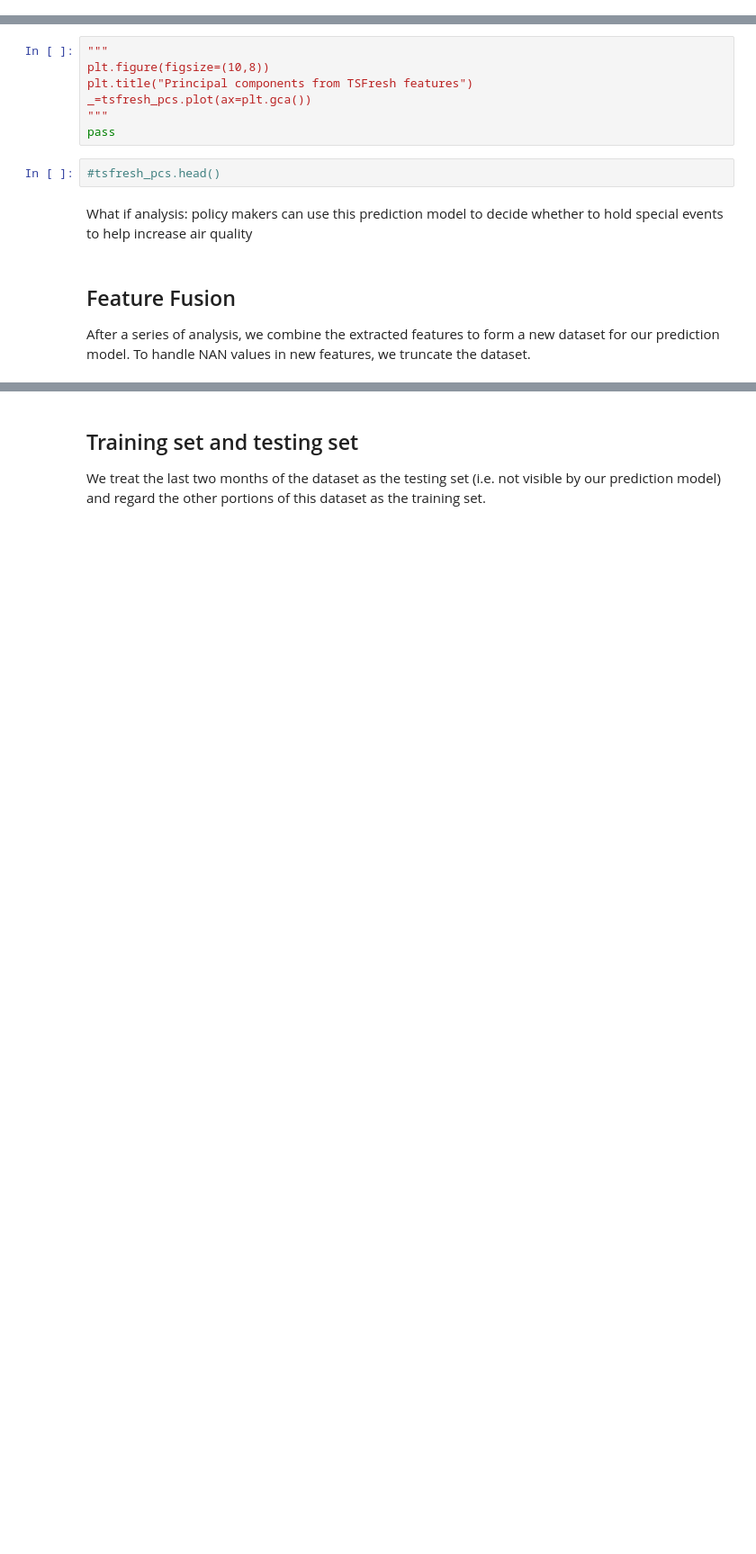
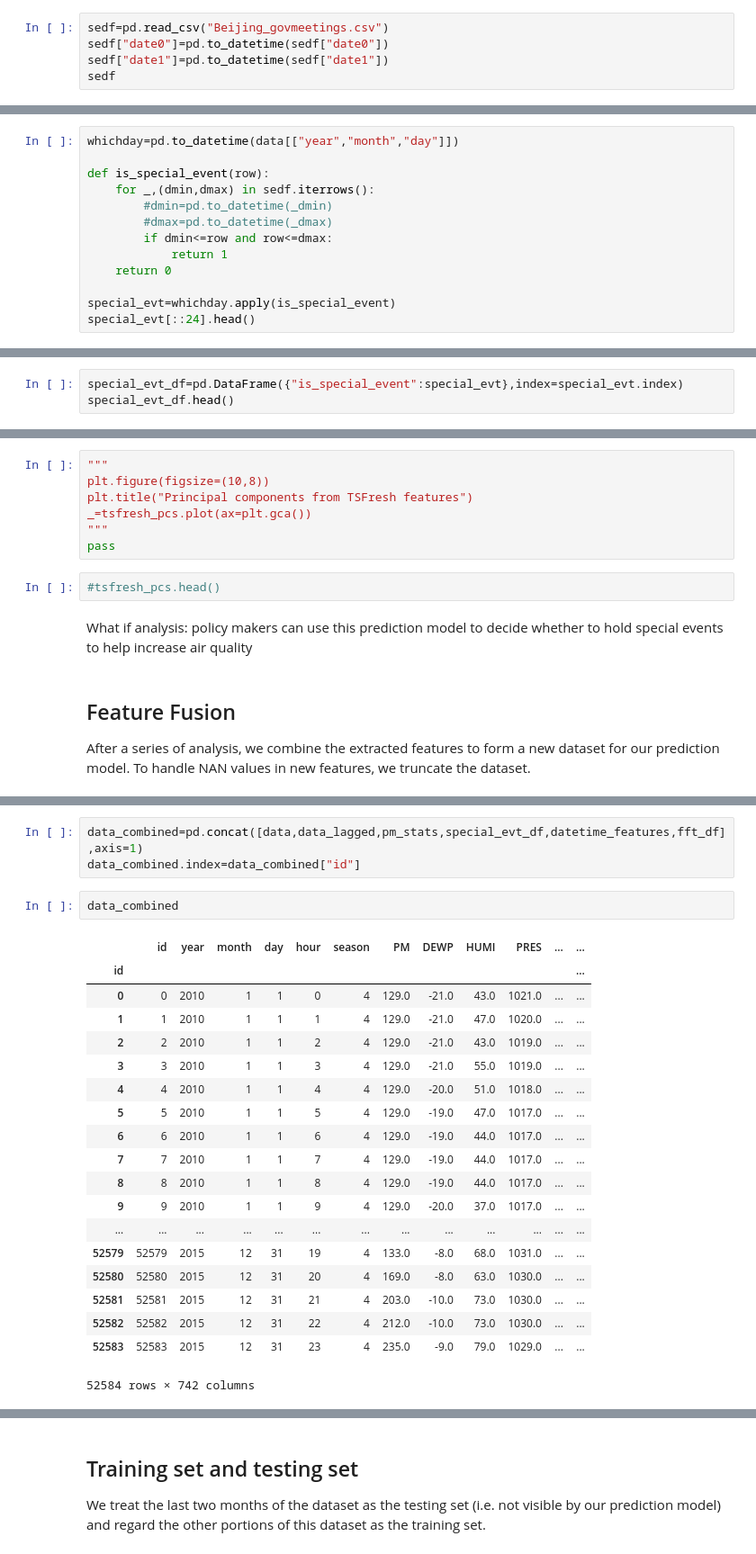
Before and after one commit to TravorLZH/pm25, a Jupyter notebook: pm25_features.ipynb, the cells around one changed output, grey strips where cells are left out. Shown at 90% size. Cells and saved outputs as stored; diff of their text form; blank space fills up the shorter version.

```diff
--- a/pm25_features.ipynb
+++ b/pm25_features.ipynb
@@ -194,0 +282,5 @@ datetime_features[::24].head()
+# %%
+sedf=pd.read_csv("Beijing_govmeetings.csv")
+sedf["date0"]=pd.to_datetime(sedf["date0"])
+sedf["date1"]=pd.to_datetime(sedf["date1"])
+sedf
@@ -194,0 +295,13 @@ datetime_features[::24].head()
+# %%
+whichday=pd.to_datetime(data[["year","month","day"]])
+
+def is_special_event(row):
+    for _,(dmin,dmax) in sedf.iterrows():
+        #dmin=pd.to_datetime(_dmin)
+        #dmax=pd.to_datetime(_dmax)
+        if dmin<=row and row<=dmax:
+            return 1
+    return 0
+
+special_evt=whichday.apply(is_special_event)
+special_evt[::24].head()
@@ -194,0 +316,3 @@ datetime_features[::24].head()
+# %%
+special_evt_df=pd.DataFrame({"is_special_event":special_evt},index=special_evt.index)
+special_evt_df.head()
@@ -273,0 +449,25 @@ After a series of analysis, we combine the extracted features to form a new data
+# %%
+data_combined=pd.concat([data,data_lagged,pm_stats,special_evt_df,datetime_features,fft_df],axis=1)
+data_combined.index=data_combined["id"]
+# %%
+data_combined
+# %% [output]
+|  | id | year | month | day | hour | season | PM | DEWP | HUMI | PRES | ... | ... |
+| id |  |  |  |  |  |  |  |  |  |  |  | ... |
+| 0 | 0 | 2010 | 1 | 1 | 0 | 4 | 129.0 | -21.0 | 43.0 | 1021.0 | ... | ... |
+| 1 | 1 | 2010 | 1 | 1 | 1 | 4 | 129.0 | -21.0 | 47.0 | 1020.0 | ... | ... |
+| 2 | 2 | 2010 | 1 | 1 | 2 | 4 | 129.0 | -21.0 | 43.0 | 1019.0 | ... | ... |
+| 3 | 3 | 2010 | 1 | 1 | 3 | 4 | 129.0 | -21.0 | 55.0 | 1019.0 | ... | ... |
+| 4 | 4 | 2010 | 1 | 1 | 4 | 4 | 129.0 | -20.0 | 51.0 | 1018.0 | ... | ... |
+| 5 | 5 | 2010 | 1 | 1 | 5 | 4 | 129.0 | -19.0 | 47.0 | 1017.0 | ... | ... |
+| 6 | 6 | 2010 | 1 | 1 | 6 | 4 | 129.0 | -19.0 | 44.0 | 1017.0 | ... | ... |
+| 7 | 7 | 2010 | 1 | 1 | 7 | 4 | 129.0 | -19.0 | 44.0 | 1017.0 | ... | ... |
+| 8 | 8 | 2010 | 1 | 1 | 8 | 4 | 129.0 | -19.0 | 44.0 | 1017.0 | ... | ... |
+| 9 | 9 | 2010 | 1 | 1 | 9 | 4 | 129.0 | -20.0 | 37.0 | 1017.0 | ... | ... |
+| ... | ... | ... | ... | ... | ... | ... | ... | ... | ... | ... | ... | ... |
+| 52579 | 52579 | 2015 | 12 | 31 | 19 | 4 | 133.0 | -8.0 | 68.0 | 1031.0 | ... | ... |
+| 52580 | 52580 | 2015 | 12 | 31 | 20 | 4 | 169.0 | -8.0 | 63.0 | 1030.0 | ... | ... |
+| 52581 | 52581 | 2015 | 12 | 31 | 21 | 4 | 203.0 | -10.0 | 73.0 | 1030.0 | ... | ... |
+| 52582 | 52582 | 2015 | 12 | 31 | 22 | 4 | 212.0 | -10.0 | 73.0 | 1030.0 | ... | ... |
+| 52583 | 52583 | 2015 | 12 | 31 | 23 | 4 | 235.0 | -9.0 | 79.0 | 1029.0 | ... | ... |
+52584 rows × 742 columns
```
Also changed, not shown: parts of 32 cells of this notebook, 1 other file.
